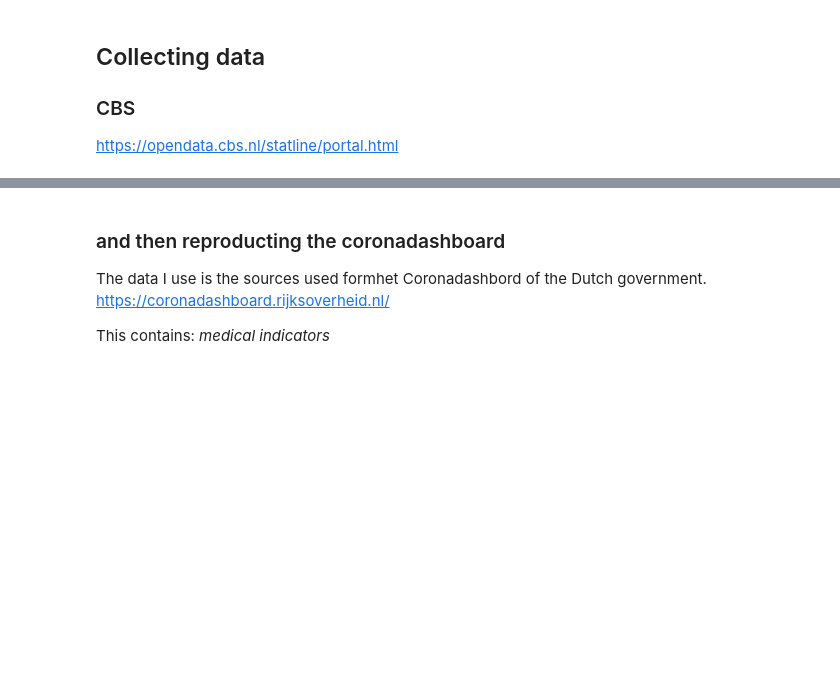
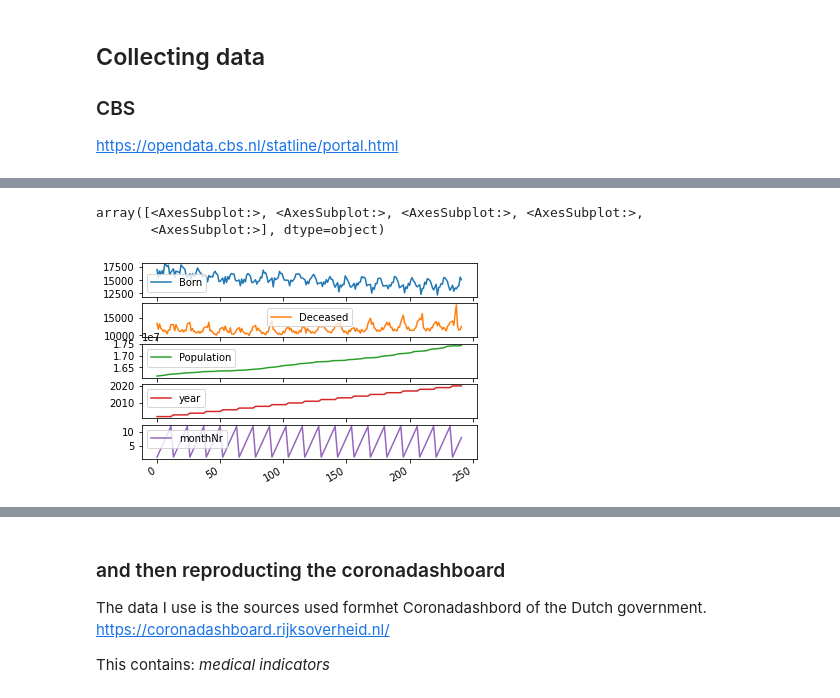
Before and after one commit to cjvanzwol/notebooks, a Jupyter notebook: Covid.ipynb, the cells around one changed output, grey strips where cells are left out. Cells and saved outputs as stored; diff of their text form; code cells hidden in the pictures; blank space fills up the shorter version.

Commit message:
cbs df split in periods and regions

```diff
--- a/Covid.ipynb
+++ b/Covid.ipynb
@@ -77,0 +53,26 @@ KeyError: "None of [Index(['Jaar', 'Maand'], dtype='object')] are in the [column
+# %%
+# extract year & month from 'Perioden'
+pop_ym['year'] = pd.to_datetime(pop_ym['Perioden'].str.slice(stop=4),format='%Y').dt.year
+pop_ym['month'] = pop_ym['Perioden'].str.slice(start=5)
+pop_ym = pop_ym.drop(columns='Perioden')
+# %%
+# make seperate df for year & month
+pop_y = pop_ym.loc[pop_ym['month'] == '']
+pop_y = pop_y.drop(columns='month')
+pop_m = pop_ym.loc[pop_ym['month'] != '']
+# %%
+pop_m['monthNr'] = pop_m['month'].copy()
+pop_m['monthNr'] = pop_m['monthNr'].replace({
+    'januari': '01',
+    'februari': '02',
+    'maart': '03',
+    'april': '04',
+    'mei': '05',
+    'juni': '06',
+    'juli': '07',
+    'augustus': '08',
+    'september': '09',
+    'oktober': '10',
+    'november': '11',
+    'december': '12'})
+pop_m['monthNr'] = pd.to_datetime(pop_m['monthNr'],format='%m').dt.month
@@ -77,0 +95,8 @@ KeyError: "None of [Index(['Jaar', 'Maand'], dtype='object')] are in the [column
+# %%
+print('Nederland')
+pop_y_nl = pop_y[pop_y['RegioS'] == 'Nederland']
+pop_y = pop_y[pop_y['RegioS'] != 'Nederland']
+print(pop_y_nl)
+pop_m_nl = pop_m[pop_m['RegioS'] == 'Nederland']
+pop_m = pop_m[pop_m['RegioS'] != 'Nederland']
+print(pop_m_nl)
@@ -77,0 +229,6 @@ KeyError: "None of [Index(['Jaar', 'Maand'], dtype='object')] are in the [column
+# %%
+pop_m_nl.plot(subplots=True)
+# %% [output]
+array([<AxesSubplot:>, <AxesSubplot:>, <AxesSubplot:>, <AxesSubplot:>,
+       <AxesSubplot:>], dtype=object)
+[figure, added]
```
Also changed, not shown: parts of 14 cells of this notebook.
